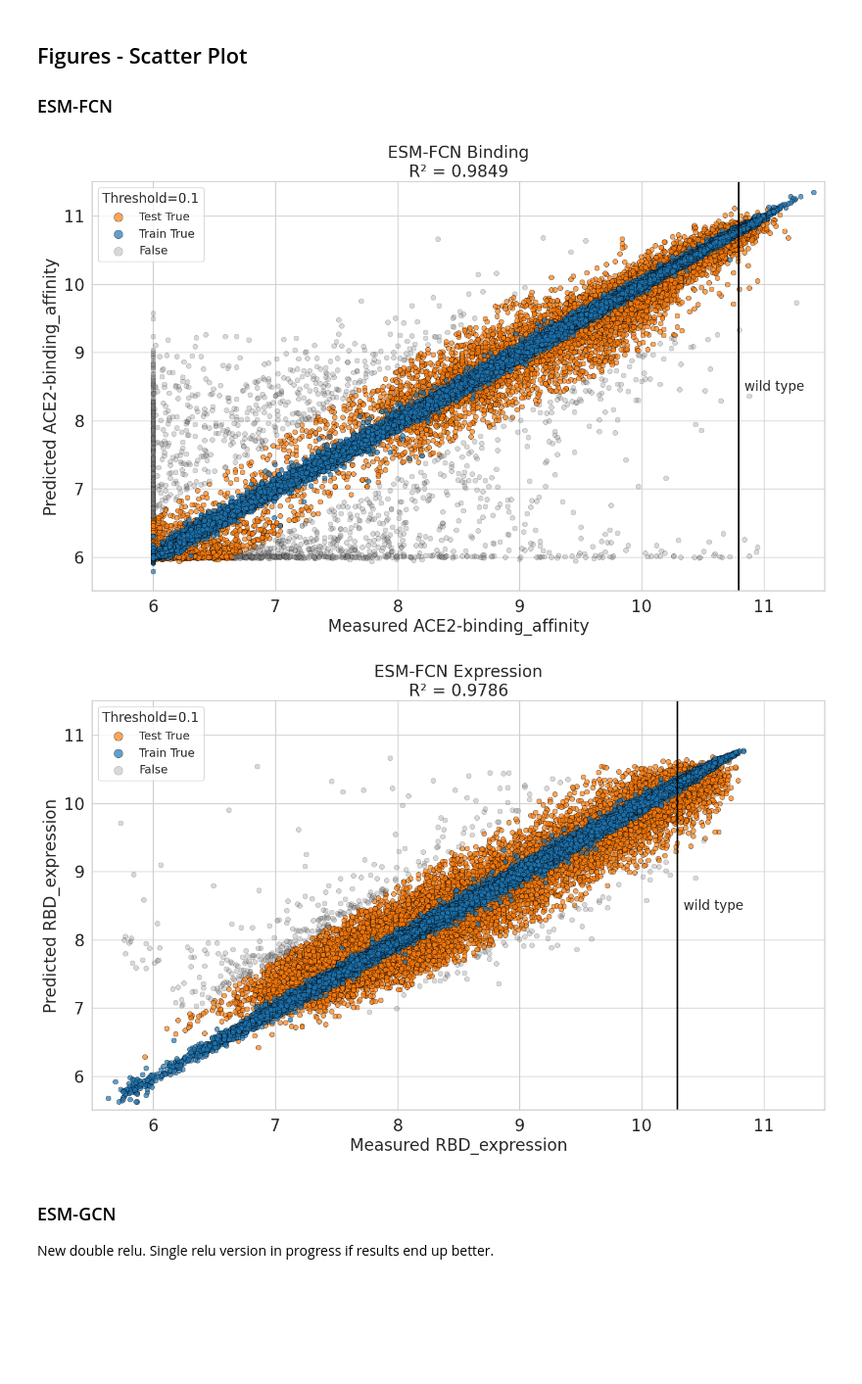
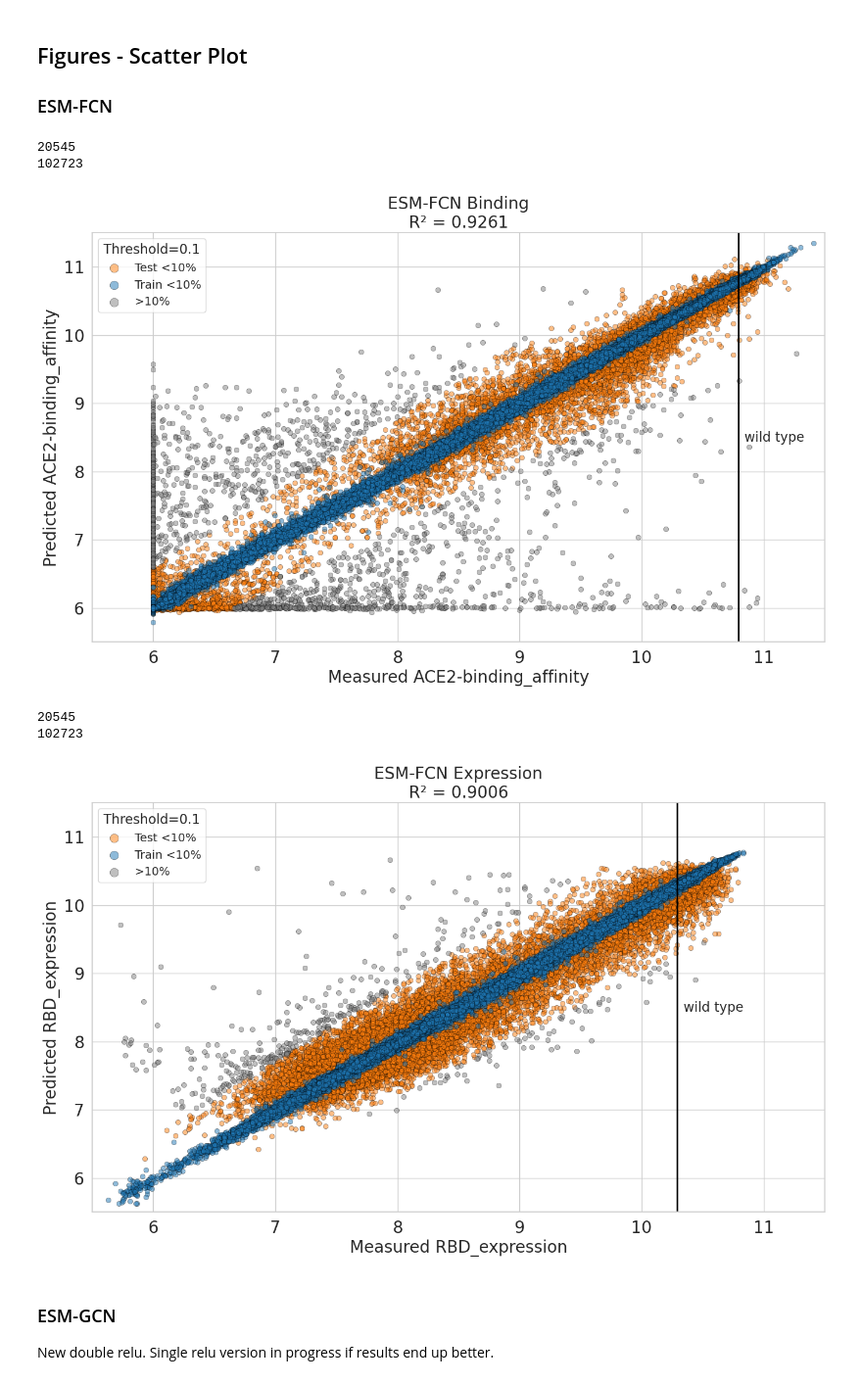
Before and after one commit to stelleg/Spike_NLP, a Jupyter notebook: notebooks/models/measured_vs_predicted_scatter.ipynb, the cells around one changed output. Shown at 98% size. Drawn from its saved outputs; the diff is of its cells as text; code cells hidden in the pictures; blank space fills up the shorter version.

Commit message:
update scatter plot notebook

```diff
--- a/notebooks/models/measured_vs_predicted_scatter.ipynb
+++ b/notebooks/models/measured_vs_predicted_scatter.ipynb
@@ -527,15 +527,21 @@ import seaborn as sns
 import matplotlib.pyplot as plt
 from sklearn.metrics import r2_score
 
-def plot_predicted_value_scatter_with_threshold(merged_df, measured_df_col, predicted_rmse_df_col, title, save_as, wt_loc, threshold_percent=10):
+def plot_predicted_value_scatter_with_threshold(merged_df, measured_df_col, predicted_df_col, title, save_as, wt_loc, threshold_percent=10):
     sns.set_theme(style="whitegrid")
     plt.figure(figsize=(16, 9))
     ax = plt.gca()
     fontsize = 20
 
+    # Calculate R² for data
+    test_all_df = merged_df[merged_df['mode'] == 'test']
+    print(len(test_all_df))
+    print(len(merged_df))
+    r2_value = r2_score(test_all_df[measured_df_col], test_all_df[predicted_df_col])
+
     # Calculate the threshold as 10% of measured values
     merged_df['threshold'] = merged_df[measured_df_col] * (threshold_percent/100)
-    merged_df['abs_diff'] = np.abs(merged_df[measured_df_col] - merged_df[predicted_rmse_df_col])
+    merged_df['abs_diff'] = np.abs(merged_df[measured_df_col] - merged_df[predicted_df_col])
 
     # Separate data based on the relative threshold
     within_threshold = merged_df[merged_df['abs_diff'] <= merged_df['threshold']]
@@ -545,35 +551,35 @@ def plot_predicted_value_scatter_with_threshold(merged_df, measured_df_col, pred
     test_df = within_threshold[within_threshold['mode'] == 'test']
     sns.scatterplot(
         x=test_df[measured_df_col],
-        y=test_df[predicted_rmse_df_col],
+        y=test_df[predicted_df_col],
         color="tab:orange",
         edgecolor="black",
-        alpha=0.7,
+        alpha=0.5,
         ax=ax,
-        label="Test True"
+        label="Test <10%"
     )
 
     train_df = within_threshold[within_threshold['mode'] == 'train']
     sns.scatterplot(
         x=train_df[measured_df_col],
-        y=train_df[predicted_rmse_df_col],
+        y=train_df[predicted_df_col],
         color="tab:blue",
         edgecolor="black",
-        alpha=0.7,
+        alpha=0.5,
         ax=ax,
-        label="Train True"
+        label="Train <10%"
     )
 
     # Plot train and test data outside threshold (greyed out)
     sns.scatterplot(
         data=outside_threshold,
         x=measured_df_col,
-        y=predicted_rmse_df_col,
+        y=predicted_df_col,
         color="gray",
         edgecolor="black",
-        alpha=0.3,
+        alpha=0.5,
         ax=ax,
-        label="False"
+        label=">10%"
     )
 
     # Add vertical line wildtype loc
@@ -581,46 +587,47 @@ def plot_predicted_value_scatter_with_threshold(merged_df, measured_df_col, pred
     plt.text(wt_loc+0.05, 8.4, 'wild type',
             verticalalignment='bottom',
             fontsize=fontsize-4)
-
-    # Calculate R² for data
-    r2_value = r2_score(merged_df[measured_df_col], merged_df[predicted_rmse_df_col])
 
     plt.xlim(5.5, 11.5)
     plt.ylim(5.5, 11.5)
     plt.xlabel(f"Measured {measured_df_col}", fontsize=fontsize)
     plt.ylabel(f"Predicted {measured_df_col}", fontsize=fontsize)
     plt.xticks(fontsize=fontsize)
     plt.yticks(fontsize=fontsize)
     plt.title(f"{title}\nR² = {r2_value:.4f}", fontsize=fontsize)
     plt.legend(loc="upper left", title="Threshold=0.1", markerscale=1.75, fontsize=fontsize-6, title_fontsize=fontsize-4)
     plt.savefig(save_as, format='pdf')
     plt.savefig(save_as.replace('.pdf', '.png'), format='png')
     plt.show()
 
 measured_df = pd.read_csv("../../data/dms/mutation_combined_DMS_OLD.csv", sep=',', header=0, usecols=['label', 'ACE2-binding_affinity'])
-predicted_rmse_df = pd.read_csv("../../results/run_results/esm_fcn/adam.lr1e-05.esm_fcn-DMS_OLD-binding-2024-12-04_17-54/all_predicted_values_best_saved.csv", sep=',', header=0).reset_index(drop=True)
+predicted_df = pd.read_csv("../../results/run_results/esm_fcn/adam.lr1e-05.esm_fcn-DMS_OLD-binding-2024-12-04_17-54/all_predicted_values_best_saved.csv", sep=',', header=0).reset_index(drop=True)
 merged_df = pd.merge(
-    predicted_rmse_df,
+    predicted_df,
     measured_df,
     left_on='seq_id',
     right_on='label',
     how='inner'
 ).drop('label', axis=1)
 plot_predicted_value_scatter_with_threshold(merged_df, "ACE2-binding_affinity", "predicted_value", "ESM-FCN Binding", "../../results/plots/measured_vs_predicted/esm_fcn_binding-scatter.pdf", binding_wt)
 
 measured_df = pd.read_csv("../../data/dms/mutation_combined_DMS_OLD.csv", sep=',', header=0, usecols=['label', 'RBD_expression'])
-predicted_rmse_df = pd.read_csv("../../results/run_results/esm_fcn/adam.lr1e-04.esm_fcn-DMS_OLD-expression-2024-12-05_04-15/all_predicted_values_best_saved.csv", sep=',', header=0).reset_index(drop=True)
+predicted_df = pd.read_csv("../../results/run_results/esm_fcn/adam.lr1e-04.esm_fcn-DMS_OLD-expression-2024-12-05_04-15/all_predicted_values_best_saved.csv", sep=',', header=0).reset_index(drop=True)
 merged_df = pd.merge(
-    predicted_rmse_df ,
+    predicted_df ,
     measured_df,
     left_on='seq_id',
     right_on='label',
     how='inner'
 ).drop('label', axis=1)
 plot_predicted_value_scatter_with_threshold(merged_df, "RBD_expression", "predicted_value", "ESM-FCN Expression", "../../results/plots/measured_vs_predicted/esm_fcn_expression-scatter.pdf", expression_wt)
 # %% [output]
+20545
+102723
-[figure, old version]
+[figure, new version]
+20545
+102723
-[figure, old version]
+[figure, new version]
 # %% [markdown]
 ### ESM-GCN
 New double relu. Single relu version in progress if results end up better.
```
Also changed, not shown: parts of 1 cell of this notebook, 8 other files.
